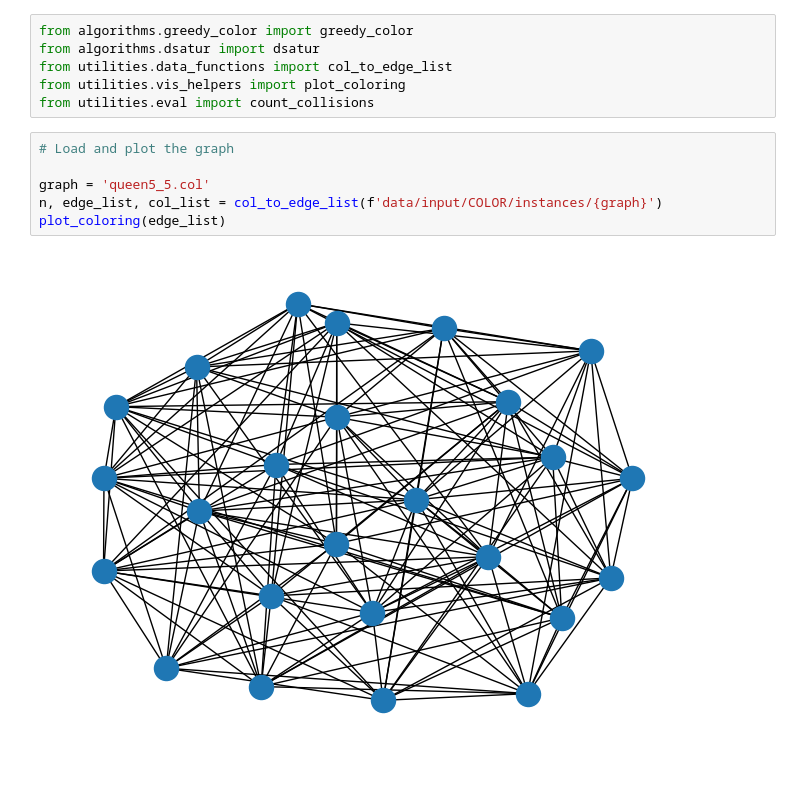
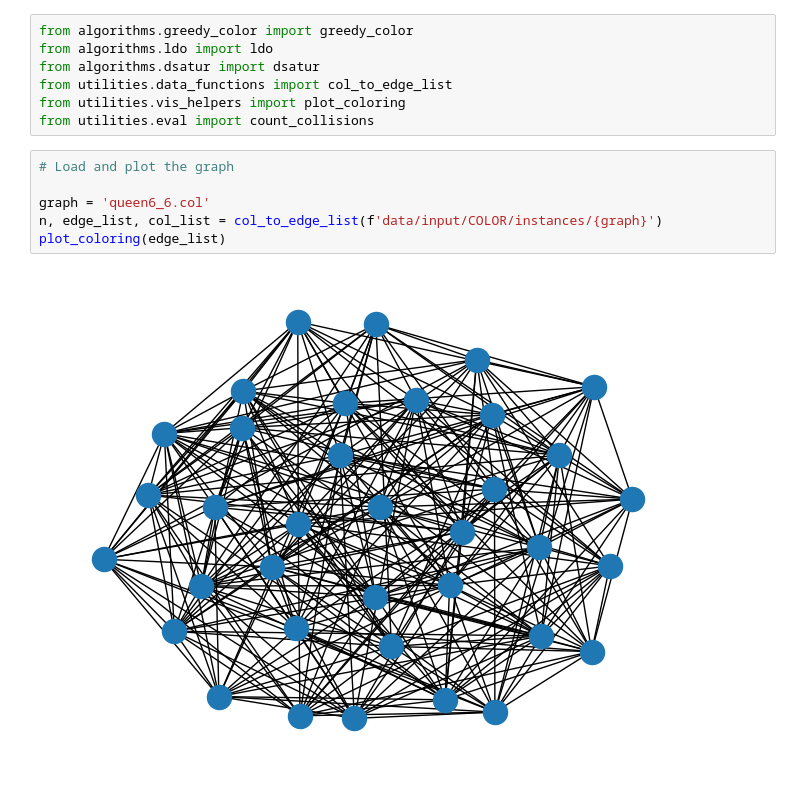
Before and after one commit to dipplestix/GNN, a Jupyter notebook: test_constructive.ipynb, the cells around one changed output. Cells and saved outputs as stored; diff of their text form.

```diff
--- a/test_constructive.ipynb
+++ b/test_constructive.ipynb
@@ -1,5 +1,6 @@
 # %%
 from algorithms.greedy_color import greedy_color
+from algorithms.ldo import ldo
 from algorithms.dsatur import dsatur
 from utilities.data_functions import col_to_edge_list
 from utilities.vis_helpers import plot_coloring
@@ -7,10 +8,10 @@ from utilities.eval import count_collisions
 # %%
 # Load and plot the graph
 
-graph = 'queen5_5.col'
+graph = 'queen6_6.col'
 n, edge_list, col_list = col_to_edge_list(f'data/input/COLOR/instances/{graph}')
 plot_coloring(edge_list)
 # %% [output]
-[figure, old version]
+[figure, new version]
 # %%
 best = 100
```
Also changed, not shown: parts of 5 cells of this notebook, 4 other files.
